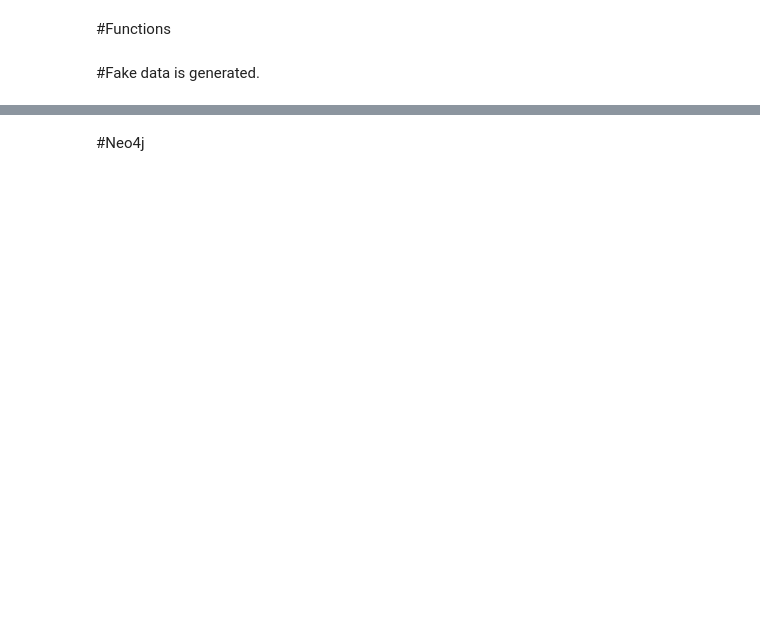
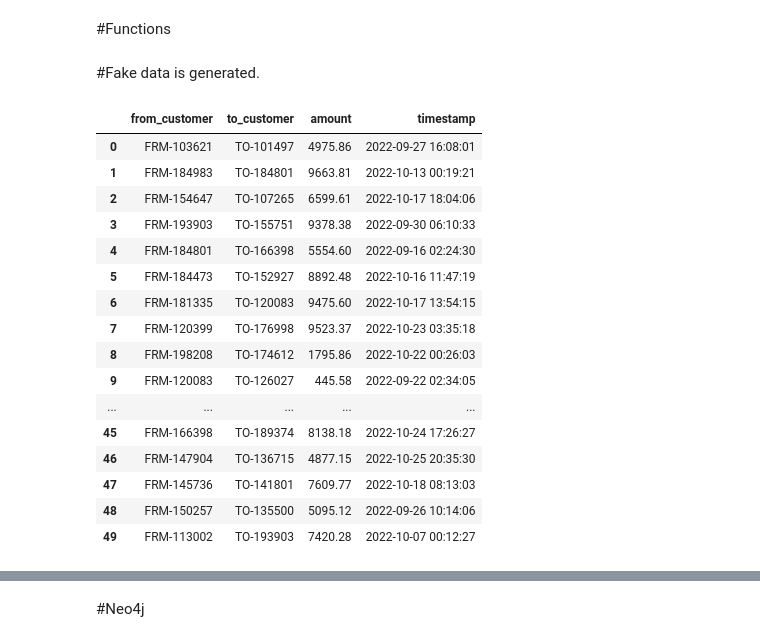
Before and after one commit to nekodu/neo4j-synthetic-transactions, a Jupyter notebook: fake_data.ipynb, the cells around one changed output, grey strips where cells are left out. Saved outputs shown, nothing was run; the diff lists cells and outputs as text; code cells hidden in the pictures; blank space fills up the shorter version.

```diff
--- a/fake_data.ipynb
+++ b/fake_data.ipynb
@@ -44,7 +44,26 @@ fake_data['to_customer']=templist
 # %%
 df=pd.DataFrame(fake_data)
 df=df[['from_customer','to_customer','amount','timestamp']]
+df
 #dropped_df=df.drop(['amount','timestamp'], axis=1)
+# %% [output]
+|  | from_customer | to_customer | amount | timestamp |
+| 0 | FRM-103621 | TO-101497 | 4975.86 | 2022-09-27 16:08:01 |
+| 1 | FRM-184983 | TO-184801 | 9663.81 | 2022-10-13 00:19:21 |
+| 2 | FRM-154647 | TO-107265 | 6599.61 | 2022-10-17 18:04:06 |
+| 3 | FRM-193903 | TO-155751 | 9378.38 | 2022-09-30 06:10:33 |
+| 4 | FRM-184801 | TO-166398 | 5554.60 | 2022-09-16 02:24:30 |
+| 5 | FRM-184473 | TO-152927 | 8892.48 | 2022-10-16 11:47:19 |
+| 6 | FRM-181335 | TO-120083 | 9475.60 | 2022-10-17 13:54:15 |
+| 7 | FRM-120399 | TO-176998 | 9523.37 | 2022-10-23 03:35:18 |
+| 8 | FRM-198208 | TO-174612 | 1795.86 | 2022-10-22 00:26:03 |
+| 9 | FRM-120083 | TO-126027 | 445.58 | 2022-09-22 02:34:05 |
+| ... | ... | ... | ... | ... |
+| 45 | FRM-166398 | TO-189374 | 8138.18 | 2022-10-24 17:26:27 |
+| 46 | FRM-147904 | TO-136715 | 4877.15 | 2022-10-25 20:35:30 |
+| 47 | FRM-145736 | TO-141801 | 7609.77 | 2022-10-18 08:13:03 |
+| 48 | FRM-150257 | TO-135500 | 5095.12 | 2022-09-26 10:14:06 |
+| 49 | FRM-113002 | TO-193903 | 7420.28 | 2022-10-07 00:12:27 |
 # %%
 try:
     equal=any(df['from_customer'].str.extract('(\d+)')==df['to_customer'].str.extract('(\d+)'))
```
Also changed, not shown: parts of 19 cells of this notebook.
